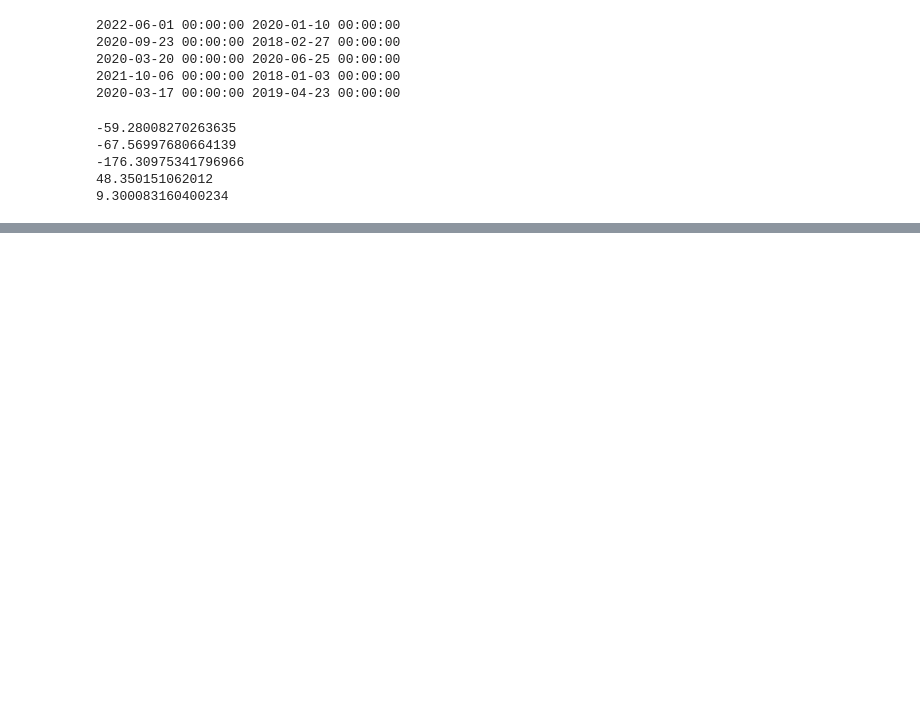
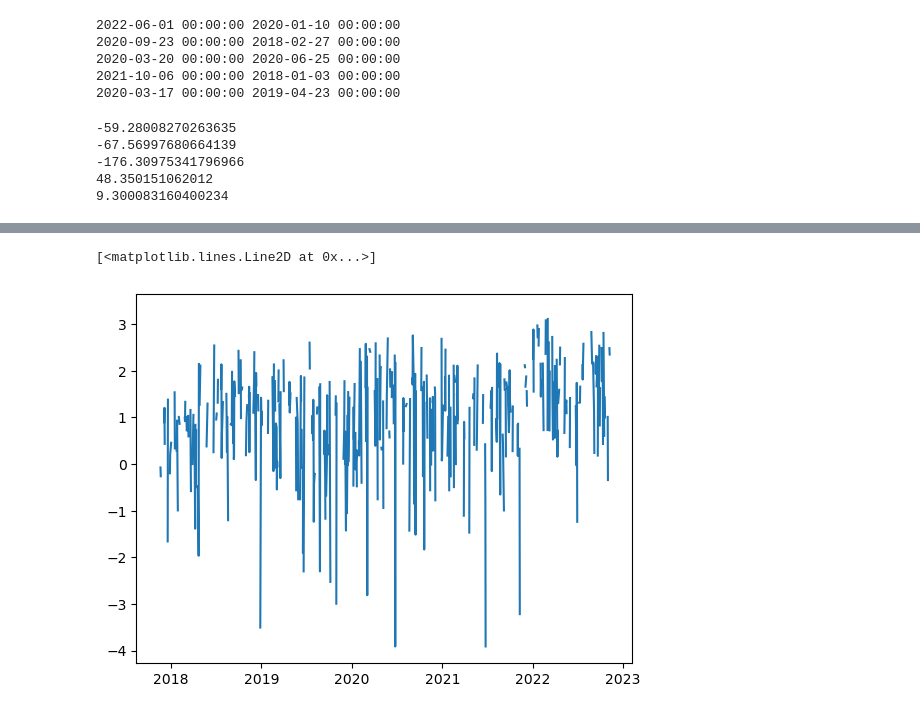
Before and after one commit to 52804407/MidtermPasz, a Jupyter notebook: Midterm.ipynb, the cells around one changed output, grey strips where cells are left out. Saved outputs shown, nothing was run; the diff lists cells and outputs as text; code cells hidden in the pictures; blank space fills up the shorter version.

```diff
--- a/Midterm.ipynb
+++ b/Midterm.ipynb
@@ -208,0 +221,5 @@ print(return_MAR)
+# %%
+plt.plot(log_returns_DPZ)
+# %% [output]
+[<matplotlib.lines.Line2D at 0x...>]
+[figure, added]
```
Also changed, not shown: parts of 4 cells of this notebook.
